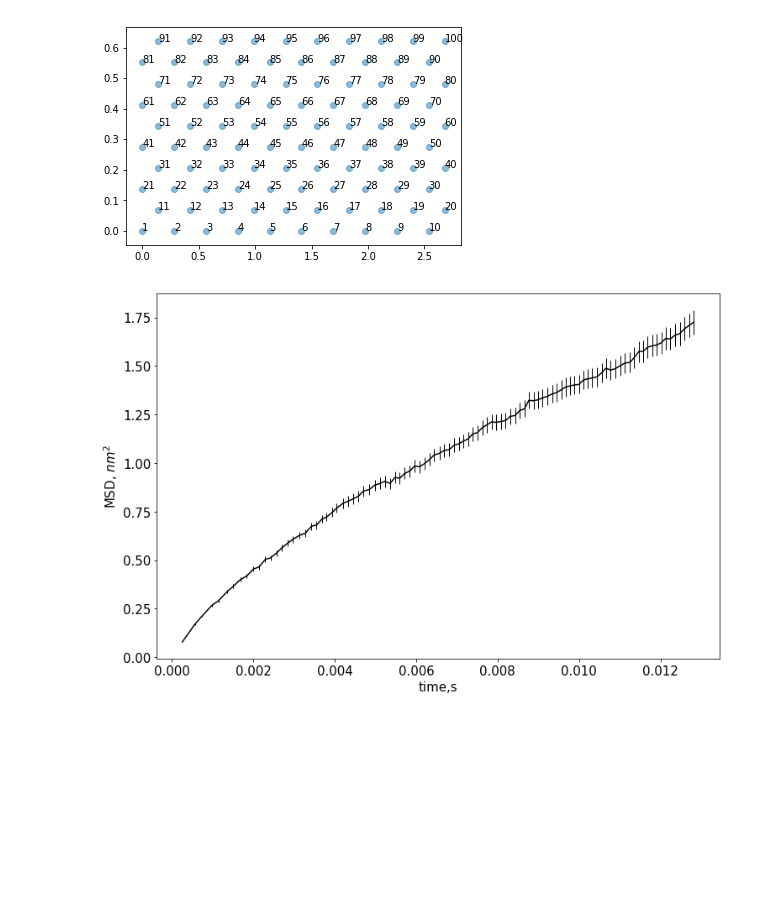
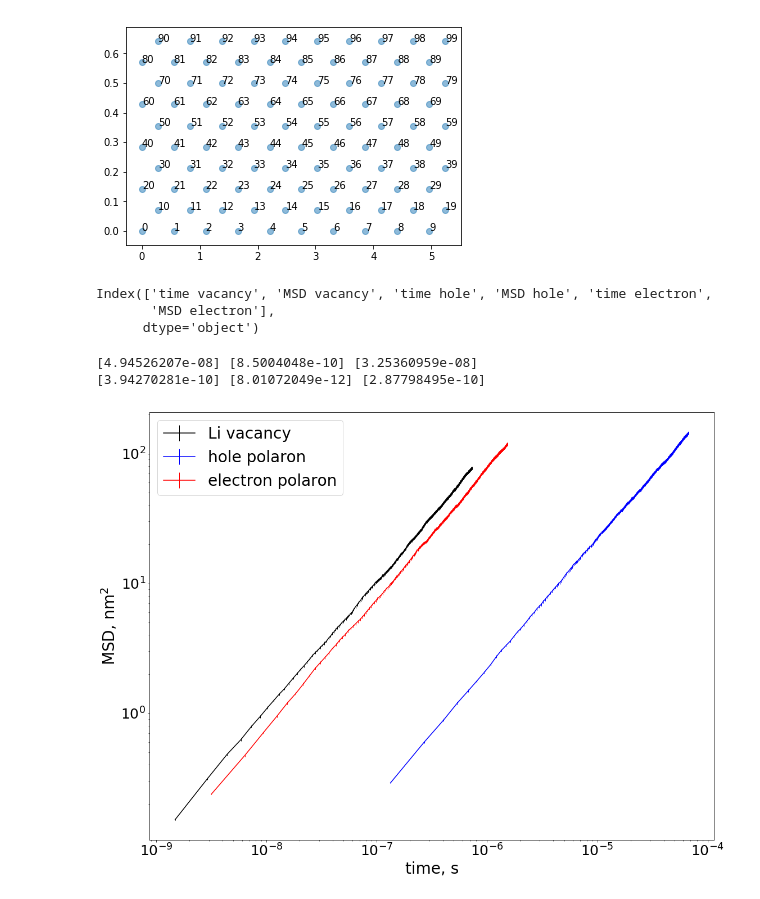
Before and after one commit to Abiyouxin/2D_hopping, a Jupyter notebook: LiMO2_hopping.ipynb, the cells around one changed output. Saved outputs shown, nothing was run; the diff lists cells and outputs as text; code cells hidden in the pictures; blank space fills up the shorter version.

```diff
--- a/LiMO2_hopping.ipynb
+++ b/LiMO2_hopping.ipynb
@@ -9,19 +9,21 @@ import pandas as pd
 # N is the number of lattice points in the x and y directions, must be even
 N = 10
 # lattice distance in the x direction [nm] (LiCoO2: 0.282nm)
-d1 = 0.282
+d1 = 0.5515
 # lattice distance in the y direction [nm] (LiCoO2: 0.282nm)
-d2 = 0.282
-# sets up square mesh
+d2 = 0.2848
+
+# sets up mesh
 nx, ny = (N, N)
 x = np.linspace(0, N-1, nx)*d1
-y = np.linspace(0, N-1, ny)*d1
+y = np.linspace(0, N-1, ny)*d2
 xv, yv = np.meshgrid(x, y)
 xv_array = np.asarray(xv).reshape(-1)
 yv_array = np.asarray(yv).reshape(-1)
 
 # scaling for hexagonal points (in y)
-y_scale = np.sqrt(3)/2*d2
+degree = np.arccos(d1/(d2*2))
+y_scale = np.sin(degree)
 yv_hex = yv_array*y_scale
 
 # shift for hexagonal points (in x) - for every second row, bump a bit to the right
@@ -38,11 +40,11 @@ coordinates_hex = np.vstack((xv_hex, yv_hex))
 plt.scatter(coordinates_hex[0,:],coordinates_hex[1,:], alpha = 0.5)
 
 for i in range(N**2):
-    plt.text(coordinates_hex[0,i],coordinates_hex[1,i], str(i+1))
+    plt.text(coordinates_hex[0,i],coordinates_hex[1,i], str(i))
 
 plt.show()
 # %% [output]
-[figure, old version]
+[figure, new version]
 # %%
 def neighbour(a):
     '''return neigbouring sites of a lattice position, allows infinite boundary condition'''
@@ -56,16 +58,16 @@ def neighbour(a):
         c_sites = np.array([])
         # e.g. for 10x10 lattice
         # checks for lattice point 1
-        if coordinates_hex[0,a] == 0.0 and coordinates_hex[1,a] == 0.0:
+        if a == 0:
             c_sites = np.append(c_sites, [a+N-1, a+2*N-1, a+N, a+1, N**2-(N-a), N**2-1])
         # checks for lattice point 10
-        if coordinates_hex[0,a] == d1*(N-1) and coordinates_hex[1,a] == 0.0:
+        if a == N-1:
             c_sites = np.append(c_sites, [a-1, a+N-1, a+N, a-N+1, N**2-1,  (N**2-1)-(N-a)])
         # checks for lattice point 91
-        if coordinates_hex[0,a] == d1/2 and coordinates_hex[1,a] == y_scale*d2*(N-1):
+        if a == N**2-N:
             c_sites = np.append(c_sites, [a+N-1, N-(N**2-a), N-(N**2-a)+1, a+1, a-N+1,  a-N])
         # checks for lattice point 100
-        if coordinates_hex[0,a] == d1/2 + (N-1)*d1 and coordinates_hex[1,a] == y_scale*d2*(N-1):
+        if a == N**2-1:
             c_sites = np.append(c_sites, [a-1, N-(N**2-a), 1, a-N+1, a-2*N+1, a-N])
 
         return c_sites
@@ -278,14 +291,13 @@ class Stats:
 diff_coeff = np.array([])
 error = np.array([])
 # repeats simulation and calculations
-for j in range(2):
+for j in range(1):
     record = pd.DataFrame([])
     col_df = np.array([])
     col_var = np.array([])
-    for h in range(1500):
+    for h in range(3000):
         # set parameters to run simulation
-        run = Simulation(0.18, 0.2, 298, 31)
-
+        run = Simulation(0.3, 0.3, 0, 300, 0)
         data = run.kmc()
         record = pd.concat([record, data], axis=1, sort=False)
 
@@ -310,4 +322,4 @@ for j in range(2):
     MSD_mean = MSD.mean(axis=1)
     time_mean = time.mean(axis=1)
     MSD_std = MSD.std(axis=1)
-    std_err_plot = MSD_std/np.sqrt(1500)
+    std_err_plot = MSD_std/np.sqrt(3000)
@@ -314,13 +403,36 @@ for j in range(2):
+# %%
+# read excel file
+get = pd.read_excel('polaron_ion.xlsx')
+print(get.columns)
+# %% [output]
+Index(['time vacancy', 'MSD vacancy', 'time hole', 'MSD hole', 'time electron',
+       'MSD electron'],
+      dtype='object')
+# %%
+print(diff_coeff, diff_coeff1, diff_coeff2)
+print(error, error1, error2)
+# %% [output]
+[4.94526207e-08] [8.5004048e-10] [3.25360959e-08]
+[3.94270281e-10] [8.01072049e-12] [2.87798495e-10]
 # %%
-plt.figure(figsize=(12,8))
-plt.errorbar(time_mean[0:100:1], MSD_mean[0:100:1], yerr=std_err_plot[0:100:1], elinewidth = 1, mew = 0.3, color ='k')
-plt.xlabel('time,s', fontsize=15)
-plt.ylabel('MSD, $nm^2$', fontsize=15)
-plt.savefig('MSD_vs_time_LiCoO2.pdf')
-plt.rcParams['font.size'] = 15
-plt.rc('xtick', labelsize = 15)
-plt.rc('xtick', labelsize = 15)
+plt.figure(figsize=(18,14))
+plt.errorbar(time_mean, MSD_mean, yerr = std_err_plot,  elinewidth = 1, mew = 0.3, color ='k', label = 'Li vacancy')
+plt.errorbar(time_mean1, MSD_mean1, yerr = std_err_plot1, elinewidth = 1, mew = 0.3, color ='b', label = 'hole polaron')
+plt.errorbar(time_mean2, MSD_mean2, yerr = std_err_plot2, elinewidth = 1, mew = 0.3, color ='r', label = 'electron polaron')
+
+plt.xlabel('time, s', fontsize=28)
+plt.ylabel('MSD, nm$^2$', fontsize=28)
+
+plt.rcParams['font.size'] = 25
+plt.rc('xtick', labelsize = 25)
+plt.rc('ytick', labelsize = 25)
+plt.xscale("log")
+plt.yscale("log")
+plt.legend(loc='upper left', fontsize=28)
+
+plt.savefig('LiMnO2_vandpol.png')
+
 plt.show()
 plt.close()
 # %% [output]
-[figure, old version]
+[figure, new version]
```
Also changed, not shown: parts of 4 cells of this notebook.
